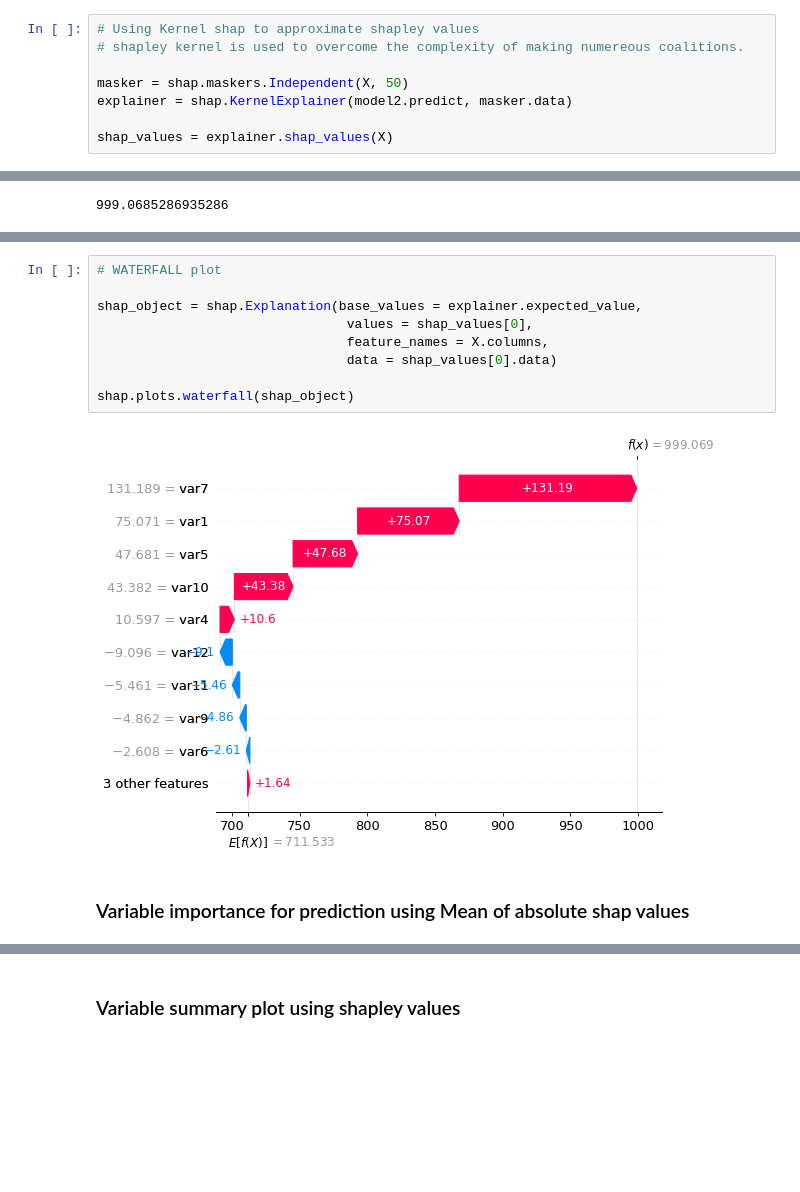
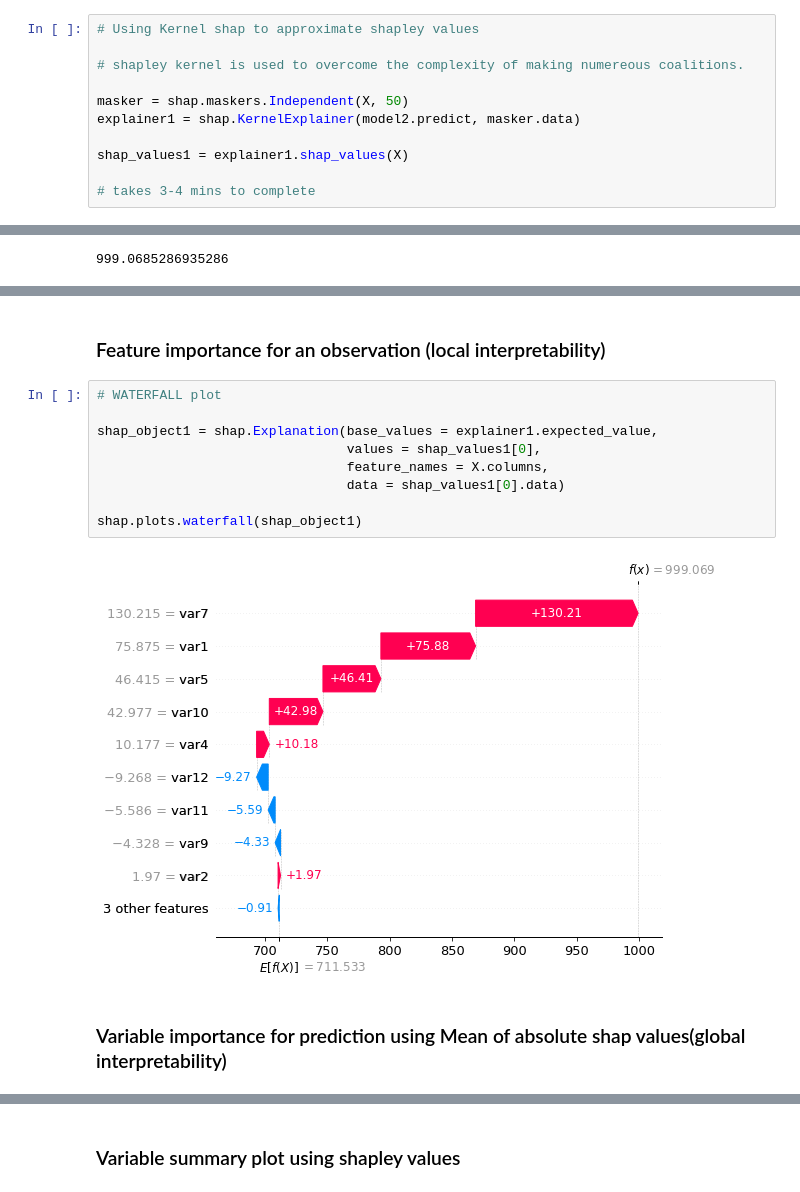
Before and after one commit to bb1810/SHAP-_-Interpreting-models, a Jupyter notebook: Deep Dive - Shapley values- final.ipynb, the cells around one changed output, grey strips where cells are left out. Drawn from its saved outputs; the diff is of its cells as text; blank space fills up the shorter version.

```diff
--- a/Deep Dive - Shapley values- final.ipynb
+++ b/Deep Dive - Shapley values- final.ipynb
@@ -79,8 +83,11 @@ model2.predict(X)[0]
 # %%
 # Using Kernel shap to approximate shapley values
+
 # shapley kernel is used to overcome the complexity of making numereous coalitions.
 
 masker = shap.maskers.Independent(X, 50)
-explainer = shap.KernelExplainer(model2.predict, masker.data)
+explainer1 = shap.KernelExplainer(model2.predict, masker.data)
 
-shap_values = explainer.shap_values(X)
+shap_values1 = explainer1.shap_values(X)
+
+# takes 3-4 mins to complete
@@ -135,15 +160,17 @@ obs
+# %% [markdown]
+### Feature importance for an observation (local interpretability)
 # %%
 # WATERFALL plot
 
-shap_object = shap.Explanation(base_values = explainer.expected_value,
-                                values = shap_values[0],
+shap_object1 = shap.Explanation(base_values = explainer1.expected_value,
+                                values = shap_values1[0],
                                 feature_names = X.columns,
-                                data = shap_values[0].data)
+                                data = shap_values1[0].data)
 
-shap.plots.waterfall(shap_object)
+shap.plots.waterfall(shap_object1)
 # %% [output]
-[figure, old version]
+[figure, new version]
 # %% [markdown]
-### Variable importance for prediction using  Mean of absolute shap values
+### Variable importance for prediction using  Mean of absolute shap values(global interpretability)
 # %%
 # calculate feature importance
```
Also changed, not shown: parts of 28 cells of this notebook, 1 other file.
